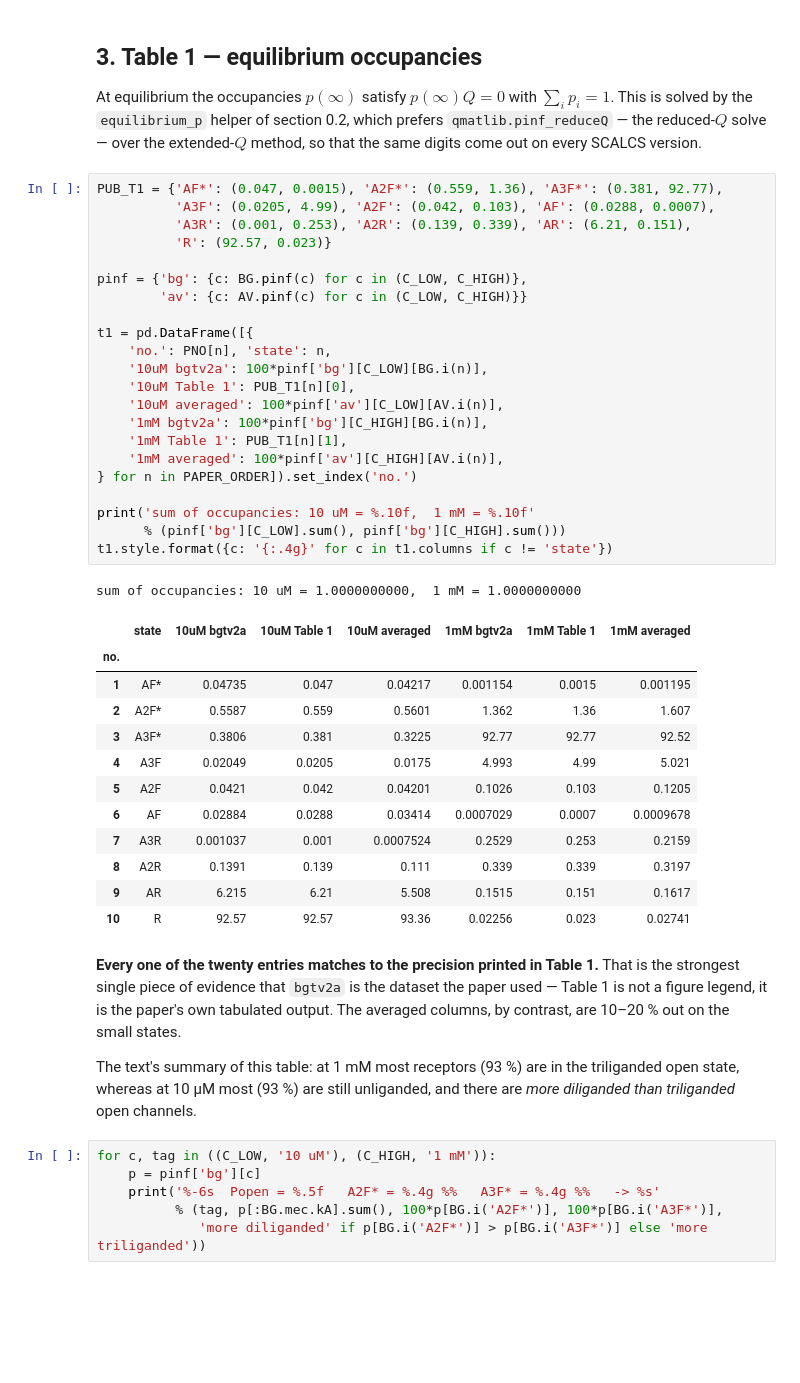
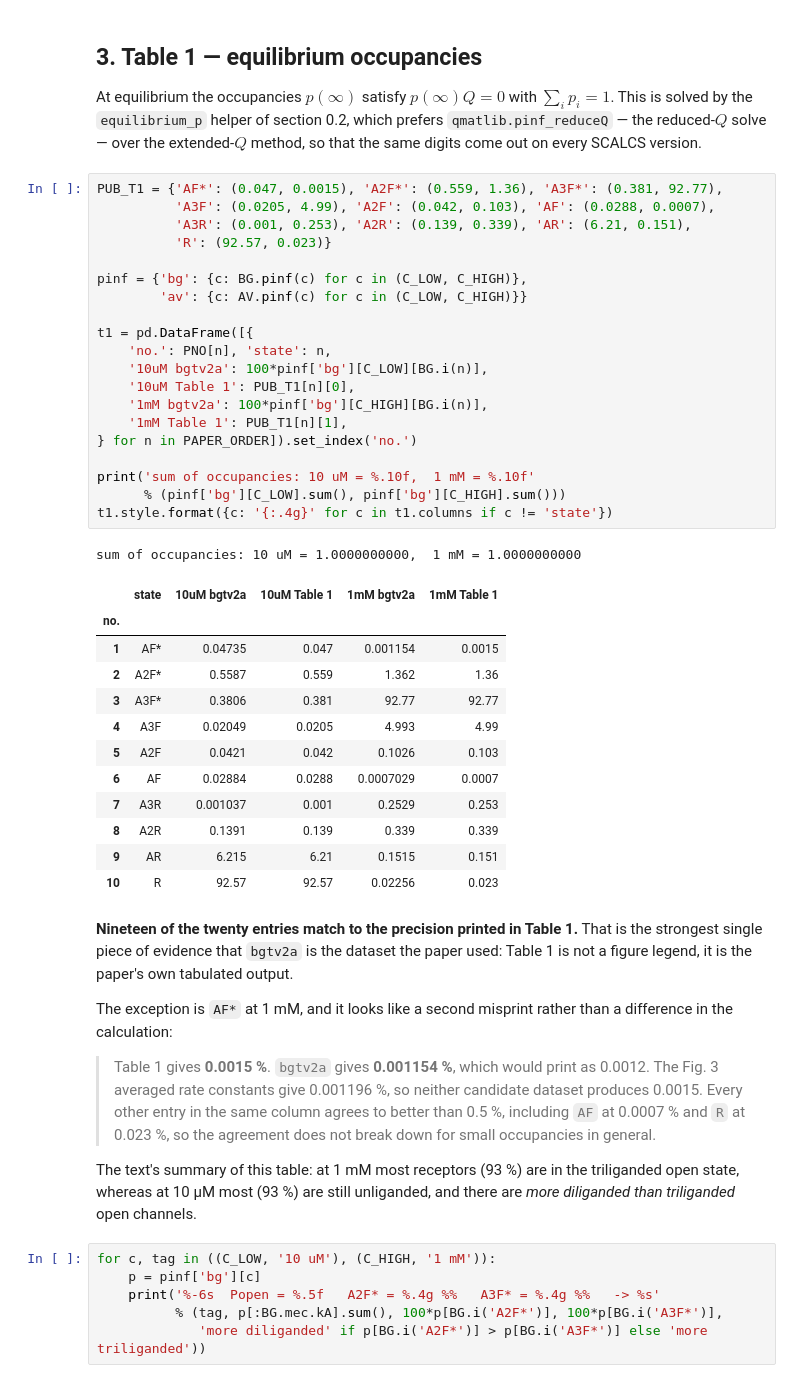
Before and after one commit to DCPROGS/ColquhounLape2012-reproduction, a Jupyter notebook: ColquhounLape2012_reproduction.ipynb, the cells around one changed output. Cells and saved outputs as stored; diff of their text form; blank space fills up the shorter version.

```diff
--- a/ColquhounLape2012_reproduction.ipynb
+++ b/ColquhounLape2012_reproduction.ipynb
@@ -574,44 +568,51 @@ method, so that the same digits come out on every SCALCS version.
 # %%
 PUB_T1 = {'AF*': (0.047, 0.0015), 'A2F*': (0.559, 1.36), 'A3F*': (0.381, 92.77),
           'A3F': (0.0205, 4.99), 'A2F': (0.042, 0.103), 'AF': (0.0288, 0.0007),
           'A3R': (0.001, 0.253), 'A2R': (0.139, 0.339), 'AR': (6.21, 0.151),
           'R': (92.57, 0.023)}
 
 pinf = {'bg': {c: BG.pinf(c) for c in (C_LOW, C_HIGH)},
         'av': {c: AV.pinf(c) for c in (C_LOW, C_HIGH)}}
 
 t1 = pd.DataFrame([{
     'no.': PNO[n], 'state': n,
     '10uM bgtv2a': 100*pinf['bg'][C_LOW][BG.i(n)],
     '10uM Table 1': PUB_T1[n][0],
-    '10uM averaged': 100*pinf['av'][C_LOW][AV.i(n)],
     '1mM bgtv2a': 100*pinf['bg'][C_HIGH][BG.i(n)],
     '1mM Table 1': PUB_T1[n][1],
-    '1mM averaged': 100*pinf['av'][C_HIGH][AV.i(n)],
 } for n in PAPER_ORDER]).set_index('no.')
 
 print('sum of occupancies: 10 uM = %.10f,  1 mM = %.10f'
       % (pinf['bg'][C_LOW].sum(), pinf['bg'][C_HIGH].sum()))
 t1.style.format({c: '{:.4g}' for c in t1.columns if c != 'state'})
 # %% [output]
 sum of occupancies: 10 uM = 1.0000000000,  1 mM = 1.0000000000
-|  | state | 10uM bgtv2a | 10uM Table 1 | 10uM averaged | 1mM bgtv2a | 1mM Table 1 | 1mM averaged |
-| no. |  |  |  |  |  |  |  |
-| 1 | AF* | 0.04735 | 0.047 | 0.04217 | 0.001154 | 0.0015 | 0.001195 |
-| 2 | A2F* | 0.5587 | 0.559 | 0.5601 | 1.362 | 1.36 | 1.607 |
-| 3 | A3F* | 0.3806 | 0.381 | 0.3225 | 92.77 | 92.77 | 92.52 |
-| 4 | A3F | 0.02049 | 0.0205 | 0.0175 | 4.993 | 4.99 | 5.021 |
-| 5 | A2F | 0.0421 | 0.042 | 0.04201 | 0.1026 | 0.103 | 0.1205 |
-| 6 | AF | 0.02884 | 0.0288 | 0.03414 | 0.0007029 | 0.0007 | 0.0009678 |
-| 7 | A3R | 0.001037 | 0.001 | 0.0007524 | 0.2529 | 0.253 | 0.2159 |
-| 8 | A2R | 0.1391 | 0.139 | 0.111 | 0.339 | 0.339 | 0.3197 |
-| 9 | AR | 6.215 | 6.21 | 5.508 | 0.1515 | 0.151 | 0.1617 |
-| 10 | R | 92.57 | 92.57 | 93.36 | 0.02256 | 0.023 | 0.02741 |
+|  | state | 10uM bgtv2a | 10uM Table 1 | 1mM bgtv2a | 1mM Table 1 |
+| no. |  |  |  |  |  |
+| 1 | AF* | 0.04735 | 0.047 | 0.001154 | 0.0015 |
+| 2 | A2F* | 0.5587 | 0.559 | 1.362 | 1.36 |
+| 3 | A3F* | 0.3806 | 0.381 | 92.77 | 92.77 |
+| 4 | A3F | 0.02049 | 0.0205 | 4.993 | 4.99 |
+| 5 | A2F | 0.0421 | 0.042 | 0.1026 | 0.103 |
+| 6 | AF | 0.02884 | 0.0288 | 0.0007029 | 0.0007 |
+| 7 | A3R | 0.001037 | 0.001 | 0.2529 | 0.253 |
+| 8 | A2R | 0.1391 | 0.139 | 0.339 | 0.339 |
+| 9 | AR | 6.215 | 6.21 | 0.1515 | 0.151 |
+| 10 | R | 92.57 | 92.57 | 0.02256 | 0.023 |
 # %% [markdown]
-**Every one of the twenty entries matches to the precision printed in Table 1.**
+**Nineteen of the twenty entries match to the precision printed in Table 1.**
 That is the strongest single piece of evidence that `bgtv2a` is the dataset the
-paper used — Table 1 is not a figure legend, it is the paper's own tabulated
-output. The averaged columns, by contrast, are 10–20 % out on the small states.
+paper used: Table 1 is not a figure legend, it is the paper's own tabulated
+output.
+
+The exception is `AF*` at 1 mM, and it looks like a second misprint rather than
+a difference in the calculation:
+
+> Table 1 gives **0.0015 %**. `bgtv2a` gives **0.001154 %**, which would print as
+> 0.0012. The Fig. 3 averaged rate constants give 0.001196 %, so neither
+> candidate dataset produces 0.0015. Every other entry in the same column agrees
+> to better than 0.5 %, including `AF` at 0.0007 % and `R` at 0.023 %, so the
+> agreement does not break down for small occupancies in general.
 
 The text's summary of this table: at 1 mM most receptors (93 %) are in the
 triliganded open state, whereas at 10 µM most (93 %) are still unliganded, and
```
Also changed, not shown: parts of 12 cells of this notebook, 1 other file.
